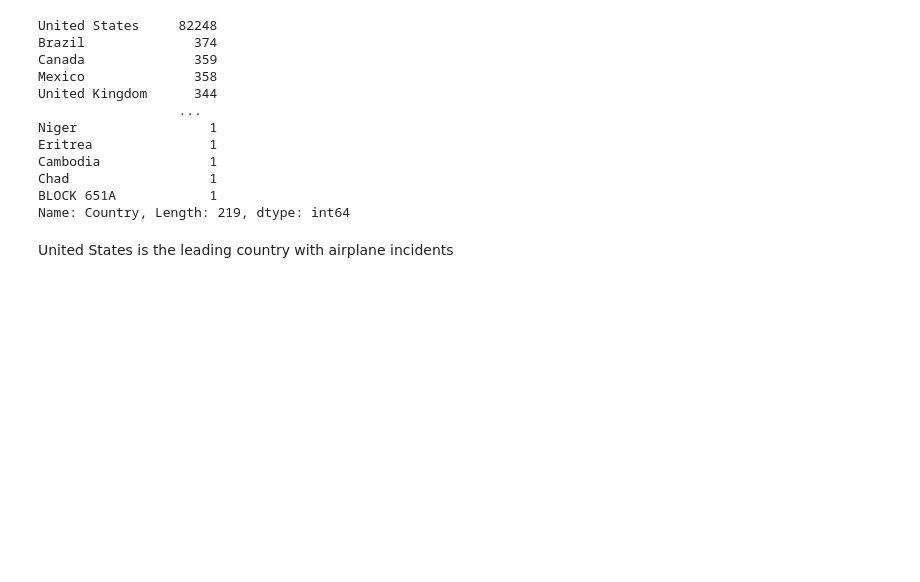
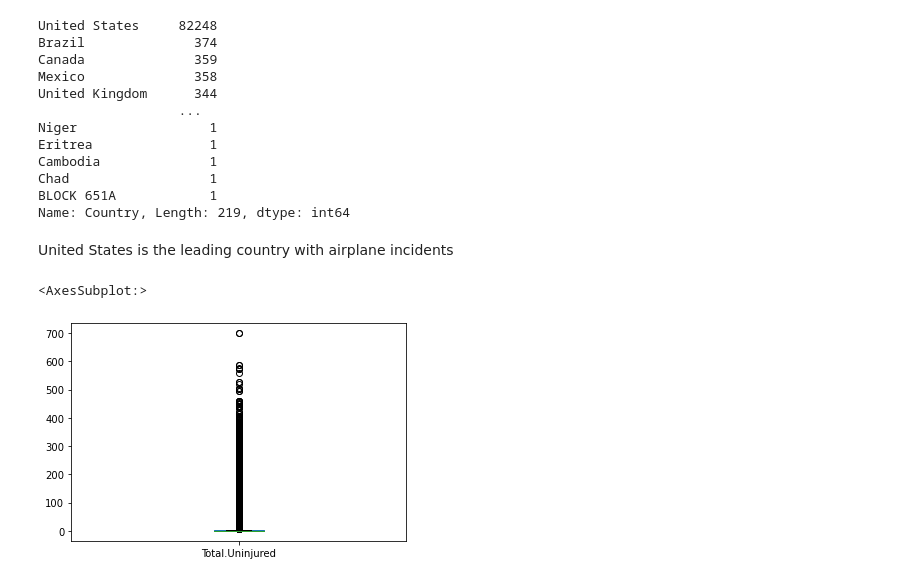
Before and after one commit to OchiengGideon/dsc-phase-1-project-v3, a Jupyter notebook: student.ipynb, the cells around one changed output. Cells and saved outputs as stored; diff of their text form; code cells hidden in the pictures; blank space fills up the shorter version.

```diff
--- a/student.ipynb
+++ b/student.ipynb
@@ -225,0 +240,5 @@ United States is the leading country with airplane incidents
+# %%
+df['Total.Uninjured'].plot(kind='box')
+# %% [output]
+<AxesSubplot:>
+[figure, added]
```
Also changed, not shown: parts of 27 cells of this notebook.
